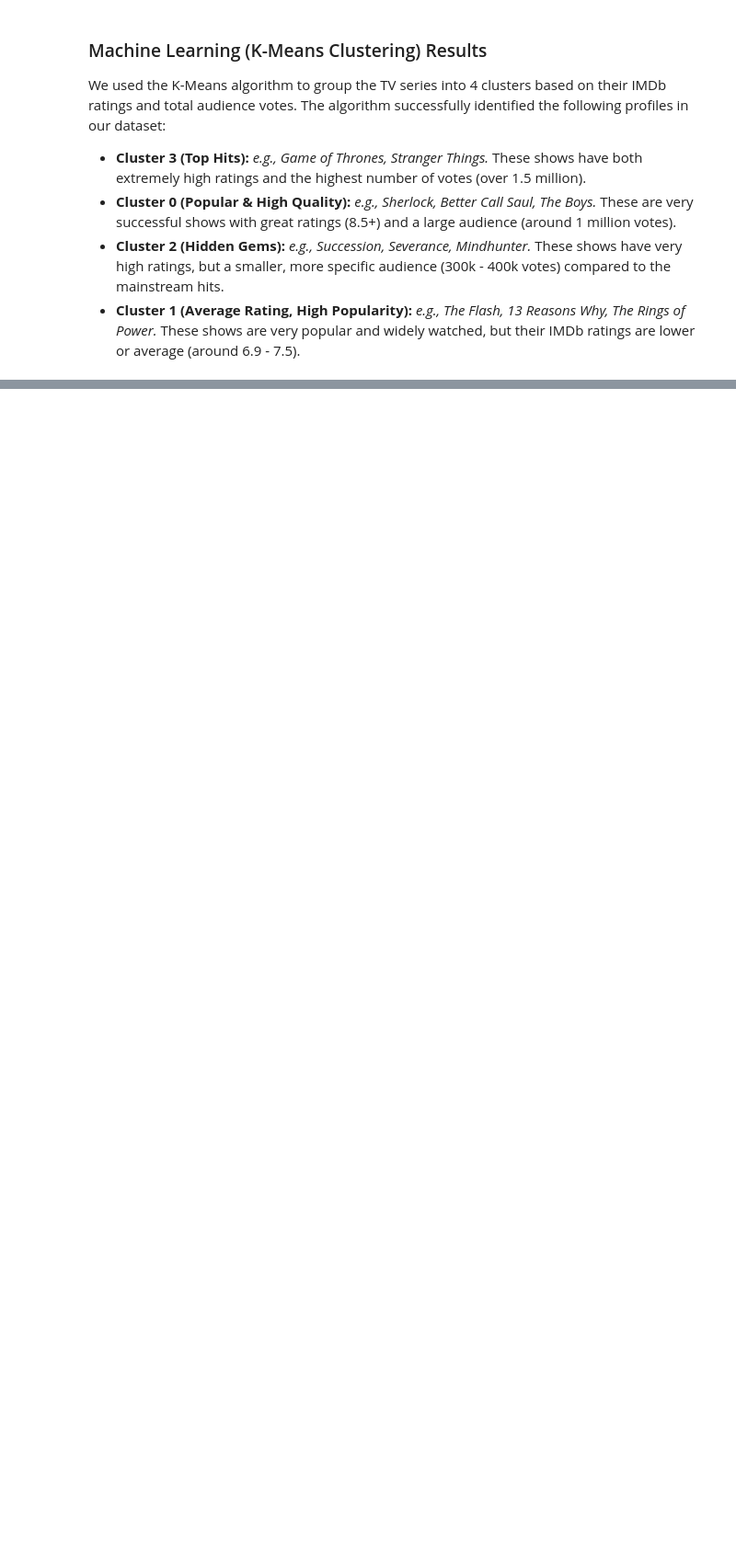
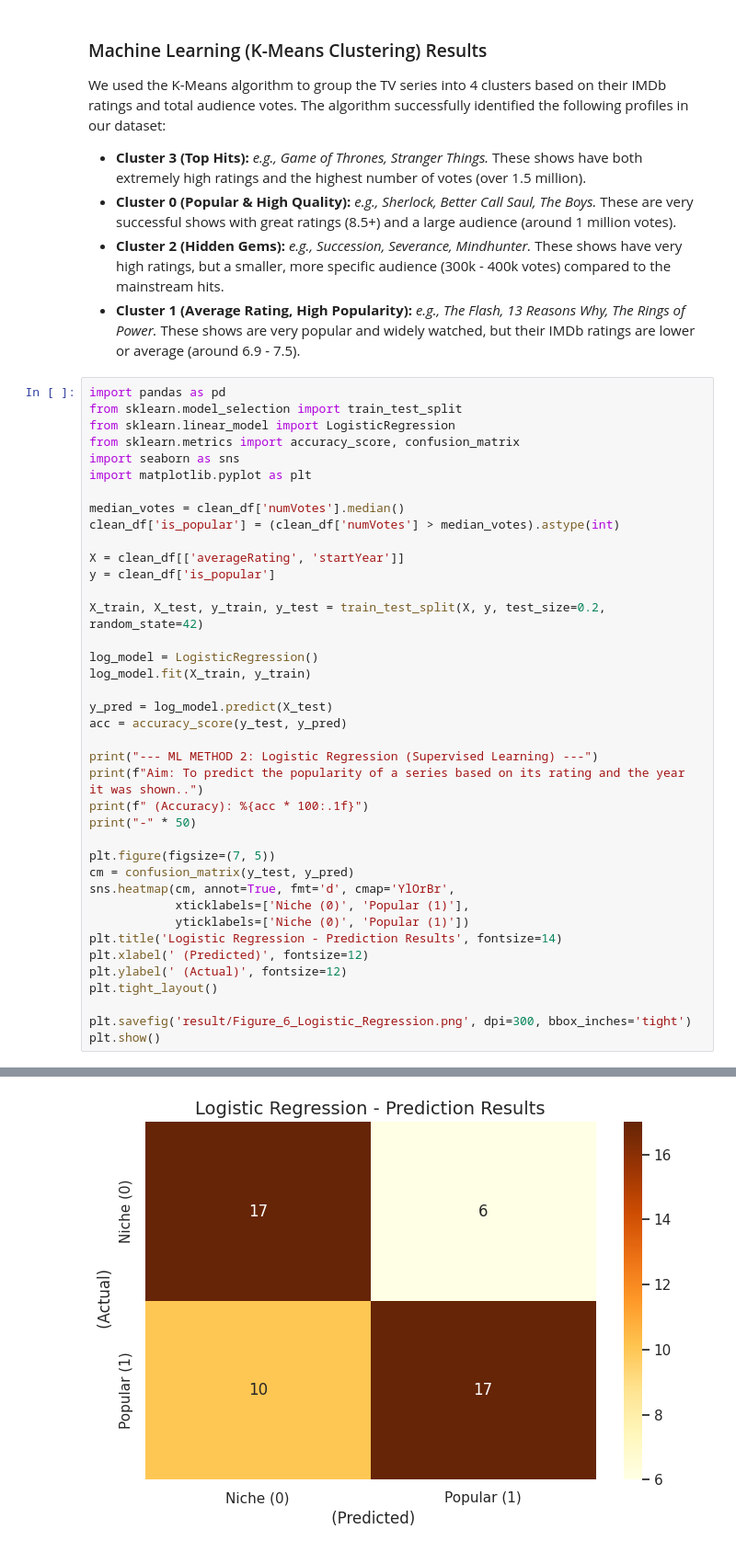
Before and after one commit to kamilal-hub/DSA210-TERM-PROJECT, a Jupyter notebook: dsa210.ipynb, the cells around one changed output, grey strips where cells are left out. Shown at 92% size. Drawn from its saved outputs; the diff is of its cells as text; blank space fills up the shorter version.

```diff
--- a/dsa210.ipynb
+++ b/dsa210.ipynb
@@ -392,3 +392,43 @@ We used the K-Means algorithm to group the TV series into 4 clusters based on th
 *   **Cluster 0 (Popular & High Quality):** *e.g., Sherlock, Better Call Saul, The Boys.* These are very successful shows with great ratings (8.5+) and a large audience (around 1 million votes).
 *   **Cluster 2 (Hidden Gems):** *e.g., Succession, Severance, Mindhunter.* These shows have very high ratings, but a smaller, more specific audience (300k - 400k votes) compared to the mainstream hits.
 *   **Cluster 1 (Average Rating, High Popularity):** *e.g., The Flash, 13 Reasons Why, The Rings of Power.* These shows are very popular and widely watched, but their IMDb ratings are lower or average (around 6.9 - 7.5).
+# %%
+import pandas as pd
+from sklearn.model_selection import train_test_split
+from sklearn.linear_model import LogisticRegression
+from sklearn.metrics import accuracy_score, confusion_matrix
+import seaborn as sns
+import matplotlib.pyplot as plt
+
+median_votes = clean_df['numVotes'].median()
+clean_df['is_popular'] = (clean_df['numVotes'] > median_votes).astype(int)
+
+X = clean_df[['averageRating', 'startYear']]
+y = clean_df['is_popular']
+
+X_train, X_test, y_train, y_test = train_test_split(X, y, test_size=0.2, random_state=42)
+
+log_model = LogisticRegression()
+log_model.fit(X_train, y_train)
+
+y_pred = log_model.predict(X_test)
+acc = accuracy_score(y_test, y_pred)
+
+print("--- ML METHOD 2: Logistic Regression (Supervised Learning) ---")
+print(f"Aim: To predict the popularity of a series based on its rating and the year it was shown..")
+print(f" (Accuracy): %{acc * 100:.1f}")
+print("-" * 50)
+
+plt.figure(figsize=(7, 5))
+cm = confusion_matrix(y_test, y_pred)
+sns.heatmap(cm, annot=True, fmt='d', cmap='YlOrBr',
+            xticklabels=['Niche (0)', 'Popular (1)'],
+            yticklabels=['Niche (0)', 'Popular (1)'])
+plt.title('Logistic Regression - Prediction Results', fontsize=14)
+plt.xlabel(' (Predicted)', fontsize=12)
+plt.ylabel(' (Actual)', fontsize=12)
+plt.tight_layout()
+
+plt.savefig('result/Figure_6_Logistic_Regression.png', dpi=300, bbox_inches='tight')
+plt.show()
+# %% [output]
@@ -394,0 +439 @@ We used the K-Means algorithm to group the TV series into 4 clusters based on th
+[figure, added]
```
Also changed, not shown: parts of 1 cell of this notebook.
